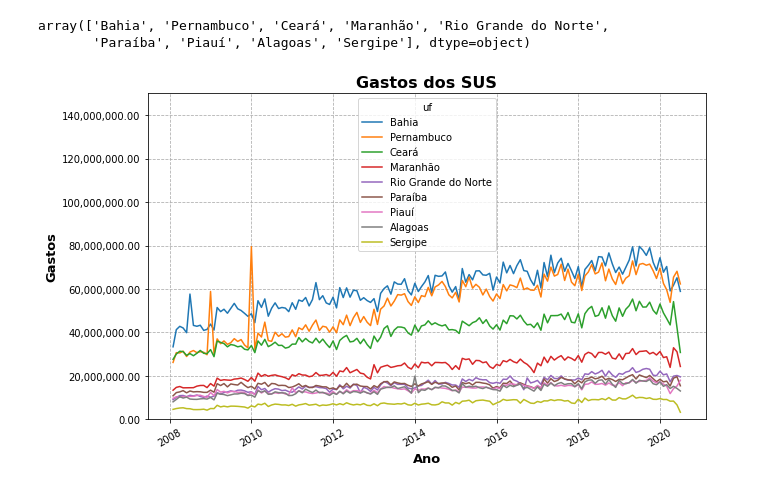
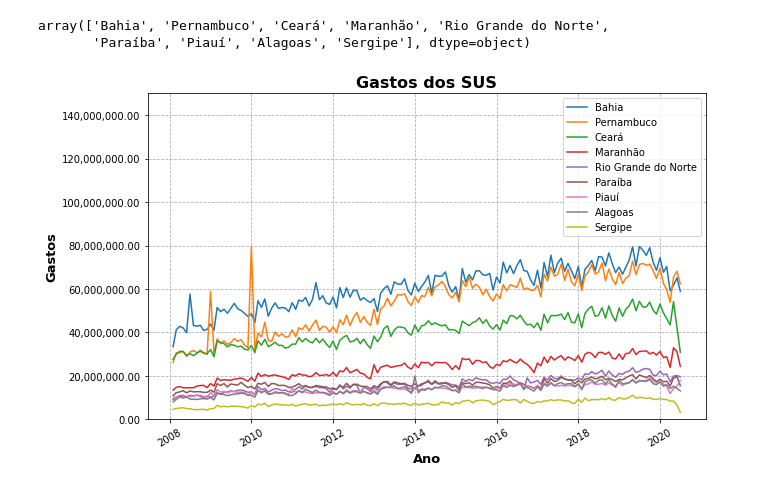
Before and after one commit to gustavopierre/data_science_portfolio, a Jupyter notebook: BootcampAlura_GustavoPierre.ipynb, the cells around one changed output. Saved outputs shown, nothing was run; the diff lists cells and outputs as text; code cells hidden in the pictures.

```diff
--- a/BootcampAlura_GustavoPierre.ipynb
+++ b/BootcampAlura_GustavoPierre.ipynb
@@ -1697,19 +1697,20 @@ array(['Bahia', 'Pernambuco', 'Ceará', 'Maranhão', 'Rio Grande do Norte',
        'Paraíba', 'Piauí', 'Alagoas', 'Sergipe'], dtype=object)
 # %%
 plt.figure(figsize=(10,6))
-sns.color_palette("hls", 27)
+sns.color_palette("hls", 9)
 
 ax = sns.lineplot(data=mensal_aberto_nordeste, x='mes', y='gasto', hue='uf')
 ax.yaxis.set_major_formatter(ticker.StrMethodFormatter('{x:,.2f}'))
 plt.xticks(rotation=30)
 plt.ylim(0, 150000000)
 
 #ax.xaxis.set_major_locator(ticker.IndexLocator(base=12, offset=11))
 plt.grid(linestyle='--')
 ax.set_ylabel('Gastos', weight='bold',fontsize=13)
 ax.set_xlabel('Ano', weight='bold',fontsize=13)
 ax.set_title('Gastos dos SUS',weight='bold',fontsize=16)
+ax.legend().set_title(None)
 
 plt.show()
 # %% [output]
-[figure, old version]
+[figure, new version]
```
